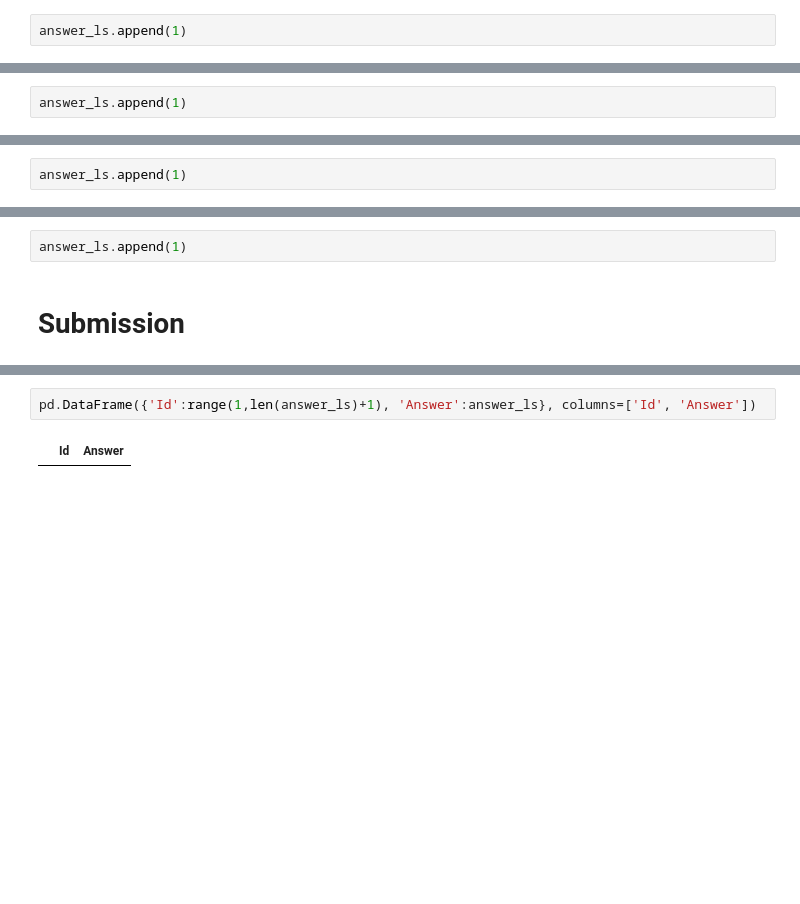
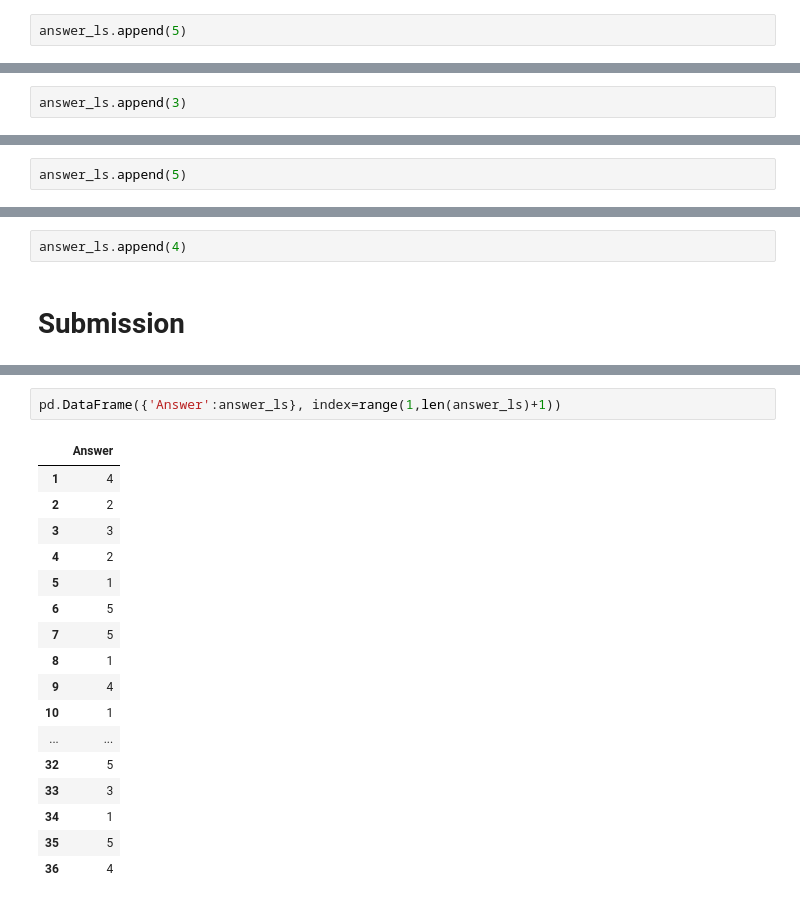
Before and after one commit to maverick-skillfactory/dst-15, a Jupyter notebook: module_1/quiz.ipynb, the cells around one changed output, grey strips where cells are left out. Cells and saved outputs as stored; diff of their text form; blank space fills up the shorter version.

Commit message:
Solution code and answer numbers where added

```diff
--- a/module_1/quiz.ipynb
+++ b/module_1/quiz.ipynb
@@ -354,5 +595,5 @@ answer_ls.append(1)
 # %%
-answer_ls.append(1)
+answer_ls.append(5)
 # %% [markdown]
 # 33. Сколько разных слов используется в названиях фильмов (без учета регистра)?
 Варианты ответа:
@@ -364,5 +609,5 @@ answer_ls.append(1)
 # %%
-answer_ls.append(1)
+answer_ls.append(3)
 # %% [markdown]
 # 34. Какие фильмы входят в 1 % лучших по рейтингу?
 Варианты ответа:
@@ -383,5 +668,5 @@ answer_ls.append(1)
 # %%
-answer_ls.append(1)
+answer_ls.append(5)
 # %% [markdown]
 # 36. У какого из режиссеров самый высокий процент фильмов со сборами выше бюджета?
 Варианты ответа:
@@ -393,5 +710,5 @@ answer_ls.append(1)
 # %%
-answer_ls.append(1)
+answer_ls.append(4)
 # %% [markdown]
 # Submission
 # %%
@@ -401,4 +718,20 @@ len(answer_ls)
 # %%
-pd.DataFrame({'Id':range(1,len(answer_ls)+1), 'Answer':answer_ls}, columns=['Id', 'Answer'])
+pd.DataFrame({'Answer':answer_ls}, index=range(1,len(answer_ls)+1))
 # %% [output]
-|  | Id | Answer |
+|  | Answer |
+| 1 | 4 |
+| 2 | 2 |
+| 3 | 3 |
+| 4 | 2 |
+| 5 | 1 |
+| 6 | 5 |
+| 7 | 5 |
+| 8 | 1 |
+| 9 | 4 |
+| 10 | 1 |
+| ... | ... |
+| 32 | 5 |
+| 33 | 3 |
+| 34 | 1 |
+| 35 | 5 |
+| 36 | 4 |
```
Also changed, not shown: parts of 68 cells of this notebook.
